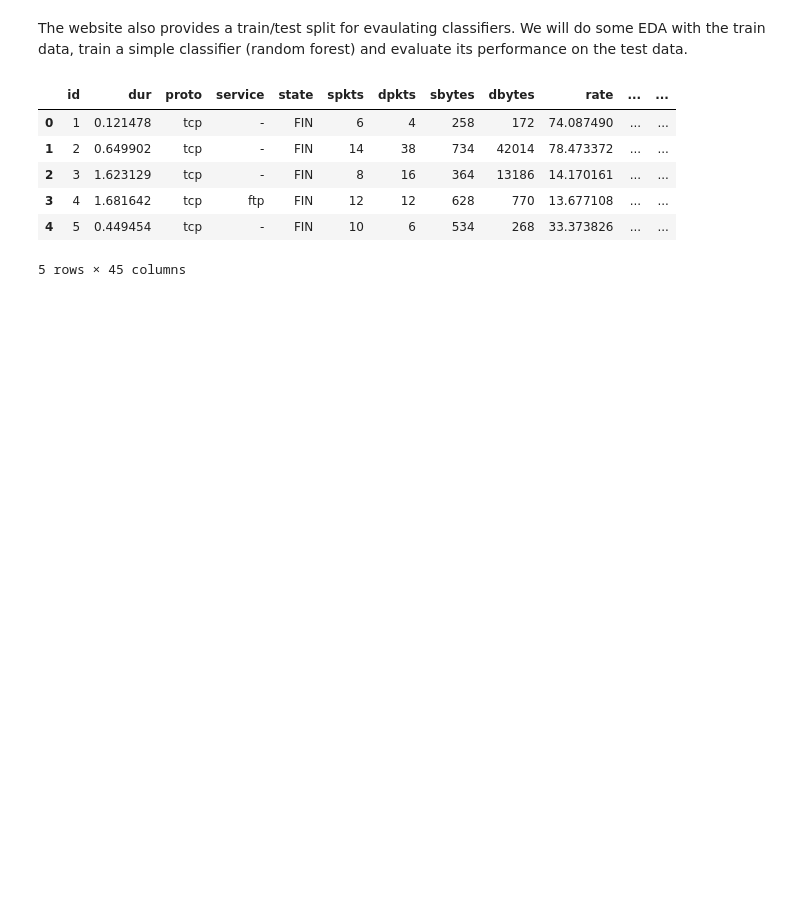
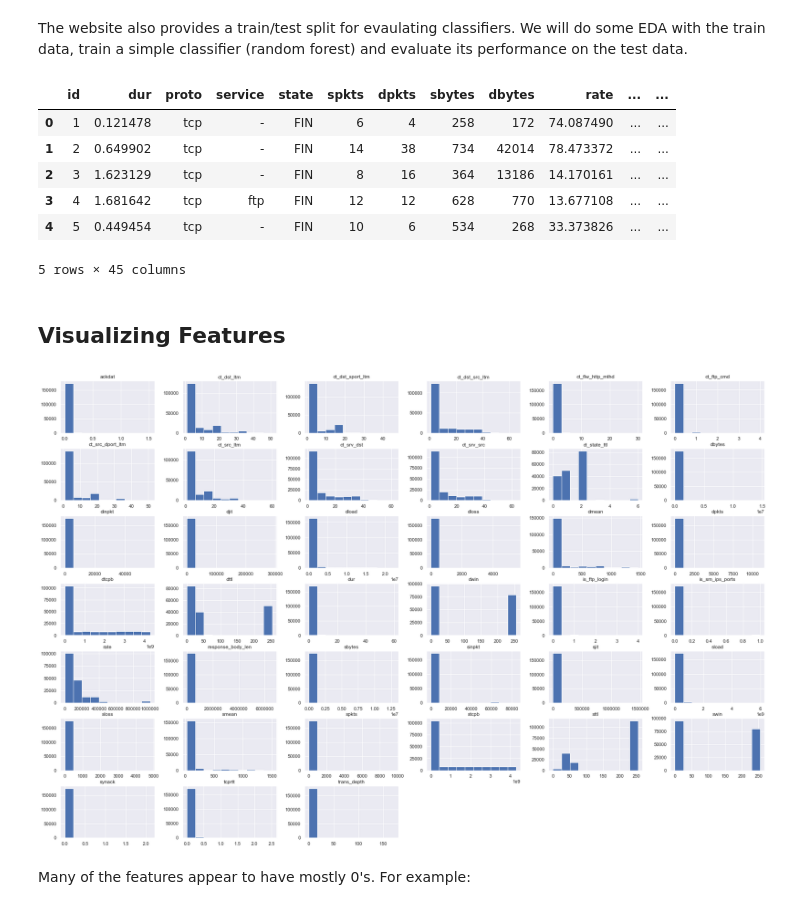
Before and after one commit to colbyw5/cyber_ml, a Jupyter notebook: code/UNSW_EDA.ipynb, the cells around one changed output. Drawn from its saved outputs; the diff is of its cells as text; code cells hidden in the pictures; blank space fills up the shorter version.

```diff
--- a/code/UNSW_EDA.ipynb
+++ b/code/UNSW_EDA.ipynb
@@ -3,6 +3,16 @@ import numpy as np
 import pandas as pd
 pd.set_option('max_colwidth', 200)
 pd.set_option("display.colheader_justify", "center")
+
+# EDA Packages
+import seaborn as sns
+import matplotlib.pyplot as plt
+%matplotlib inline
+sns.set(color_codes=True)
+
+# ML Packages
+from sklearn.ensemble import RandomForestClassifier
+from sklearn.metrics import classification_report
 # %% [markdown]
 In this notebook, I will provide some exploratory data analysis of the UNSW NBB15 PCAP data, publically available here: https://www.unsw.adfa.edu.au/unsw-canberra-cyber/cybersecurity/ADFA-NB15-Datasets/
 
@@ -53,6 +71,9 @@ pd.read_csv('https://www.unsw.adfa.edu.au/unsw-canberra-cyber/cybersecurity/ADFA
 The website also provides a train/test split for evaulating classifiers.  We will do some EDA with the train data, train a simple classifier (random forest) and evaluate its performance on the test data.
 # %%
 unsw_train = pd.read_csv('https://www.unsw.adfa.edu.au/unsw-canberra-cyber/cybersecurity/ADFA-NB15-Datasets/a%20part%20of%20training%20and%20testing%20set/UNSW_NB15_training-set.csv')
+
+unsw_train[unsw_train.select_dtypes('object').columns] = unsw_train.select_dtypes('object').apply(lambda x: x.astype('category'))
+unsw_train['label'] = unsw_train['label'].astype('category')
 # %%
 unsw_train.head(5)
 # %% [output]
@@ -63,3 +84,11 @@ unsw_train.head(5)
 | 3 | 4 | 1.681642 | tcp | ftp | FIN | 12 | 12 | 628 | 770 | 13.677108 | ... | ... |
 | 4 | 5 | 0.449454 | tcp | - | FIN | 10 | 6 | 534 | 268 | 33.373826 | ... | ... |
 5 rows × 45 columns
+# %% [markdown]
+## Visualizing Features
+# %%
+unsw_train.drop('id', axis=1).hist(figsize=(30,20));
+# %% [output]
+[figure, added]
+# %% [markdown]
+Many of the features appear to have mostly 0's.  For example:
```
Also changed, not shown: parts of 23 cells of this notebook, 1 other file.
